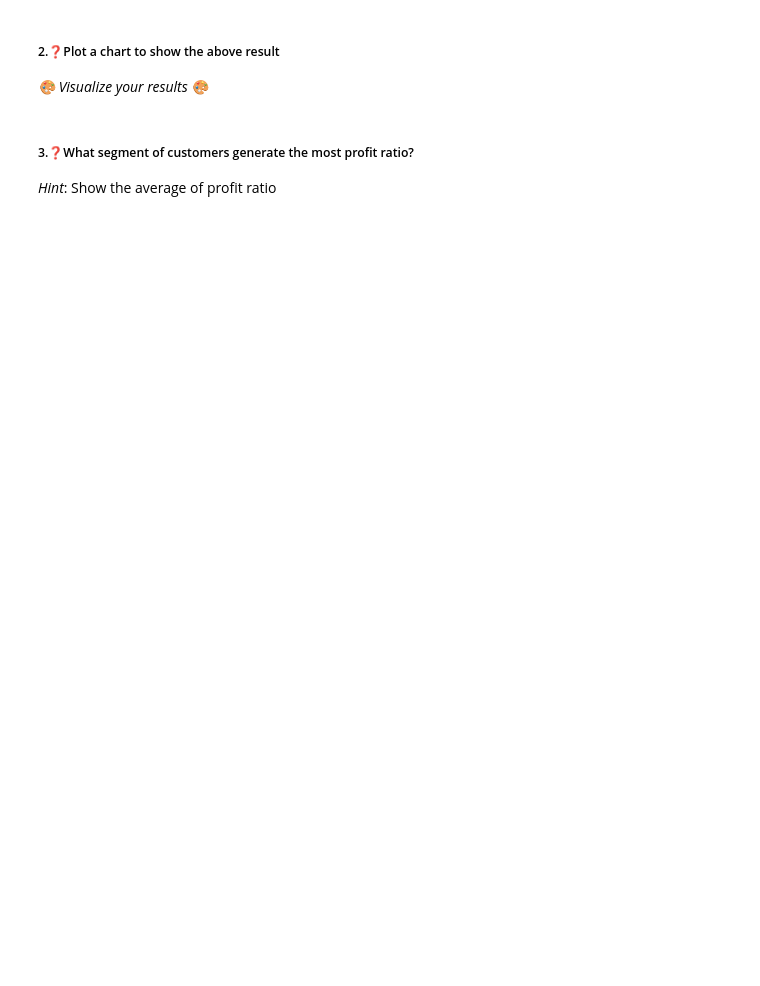
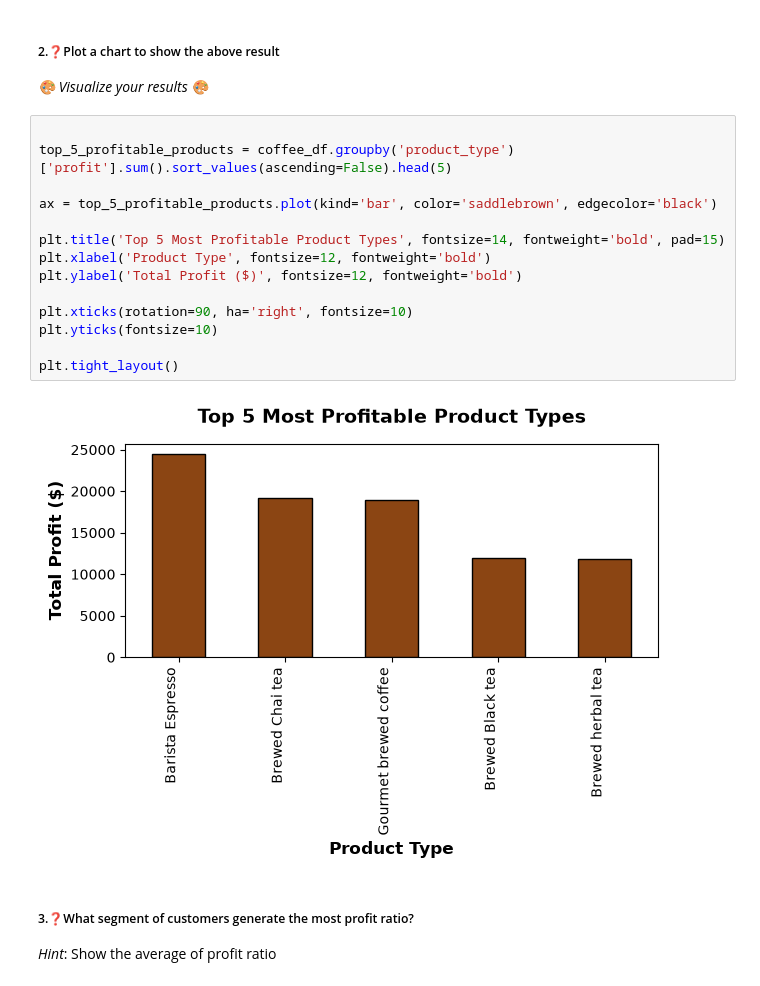
Before and after one commit to OhoodMajed/labs, a Jupyter notebook: 3.13 Data Exploration Lab/Lab_Data_Exploration_Python-HMA-v.2.1.ipynb, the cells around one changed output. Drawn from its saved outputs; the diff is of its cells as text; blank space fills up the shorter version.

```diff
--- a/3.13 Data Exploration Lab/Lab_Data_Exploration_Python-HMA-v.2.1.ipynb
+++ b/3.13 Data Exploration Lab/Lab_Data_Exploration_Python-HMA-v.2.1.ipynb
@@ -274,6 +613,22 @@ In this section explore the coffee shop data to answer the following questions :
 ##### 2.❓Plot a chart to show the above result
 
 _🎨 Visualize your results 🎨_
+# %%
+
+top_5_profitable_products = coffee_df.groupby('product_type')['profit'].sum().sort_values(ascending=False).head(5)
+
+ax = top_5_profitable_products.plot(kind='bar', color='saddlebrown', edgecolor='black')
+
+plt.title('Top 5 Most Profitable Product Types', fontsize=14, fontweight='bold', pad=15)
+plt.xlabel('Product Type', fontsize=12, fontweight='bold')
+plt.ylabel('Total Profit ($)', fontsize=12, fontweight='bold')
+
+plt.xticks(rotation=90, ha='right', fontsize=10)
+plt.yticks(fontsize=10)
+
+plt.tight_layout()
+# %% [output]
+[figure, added]
 # %% [markdown]
 ##### 3.❓What segment of customers generate the most profit ratio?
 
```
Also changed, not shown: parts of 56 cells of this notebook.
